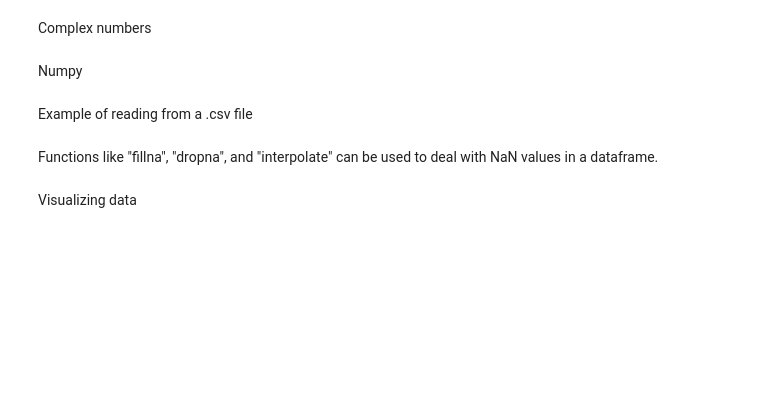
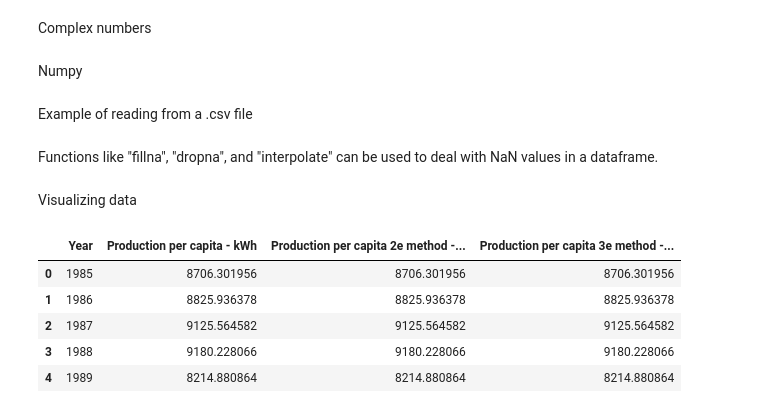
Before and after one commit to massimiliano-ferrara-967/rhtlab-massimiliano, a Jupyter notebook: src/Tutorial 002.ipynb, the cells around one changed output. Saved outputs shown, nothing was run; the diff lists cells and outputs as text; code cells hidden in the pictures; blank space fills up the shorter version.

```diff
--- a/src/Tutorial 002.ipynb
+++ b/src/Tutorial 002.ipynb
@@ -215,6 +215,7 @@ Visualizing data
 # Before need to create the empty column
 nb_line = df_swiss_data_inner_join.shape[0]
 df_swiss_data_inner_join["Production per capita - kWh"] = np.zeros(nb_line)
+
 # Range because int is not iterable (create a sequence of number)
 for i in range(df_swiss_data_inner_join.shape[0]):
     df_swiss_data_inner_join.loc[i, "Production per capita - kWh"] = (
@@ -222,3 +223,55 @@ for i in range(df_swiss_data_inner_join.shape[0]):
         / df_swiss_data_inner_join.loc[i, "Population"]
         * 1e9
     )
+
+# Easier method
+df_swiss_data_inner_join["Production per capita 2e method - kWh"] = (
+    df_swiss_data_inner_join["Electricity generation - TWh"]
+    / df_swiss_data_inner_join["Population"]
+    * 1e9
+)
+# %%
+df_swiss_data_inner_join["Production per capita 3e method - kWh"] = (
+    df_swiss_data_inner_join.apply(
+        lambda row: row["Electricity generation - TWh"] / row["Population"] * 1e9,
+        axis=1,
+    )
+)
+
+mean_production_per_capita = df_swiss_data_inner_join[
+    "Production per capita - kWh"
+].mean()
+df_swiss_data_inner_join["Per Capita Up than mean"] = df_swiss_data_inner_join.apply(
+    lambda row: (
+        "Yes"
+        if row["Production per capita - kWh"] > mean_production_per_capita
+        else "No"
+    ),
+    axis=1,
+)
+
+df_swiss_data_inner_join[
+    [
+        "Year",
+        "Production per capita - kWh",
+        "Production per capita 2e method - kWh",
+        "Production per capita 3e method - kWh",
+    ]
+].loc[0:4]
+
+# One way to remove unwanted column
+df_swiss_data_clean = df_swiss_data_inner_join.drop(
+    columns=[
+        "Entity",
+        "Code",
+        "Production per capita 2e method - kWh",
+        "Production per capita 3e method - kWh",
+    ]
+)
+# %% [output]
+|  | Year | Production per capita - kWh | Production per capita 2e method -... | Production per capita 3e method -... |
+| 0 | 1985 | 8706.301956 | 8706.301956 | 8706.301956 |
+| 1 | 1986 | 8825.936378 | 8825.936378 | 8825.936378 |
+| 2 | 1987 | 9125.564582 | 9125.564582 | 9125.564582 |
+| 3 | 1988 | 9180.228066 | 9180.228066 | 9180.228066 |
+| 4 | 1989 | 8214.880864 | 8214.880864 | 8214.880864 |
```
Also changed, not shown: parts of 3 cells of this notebook, 2 other files.
